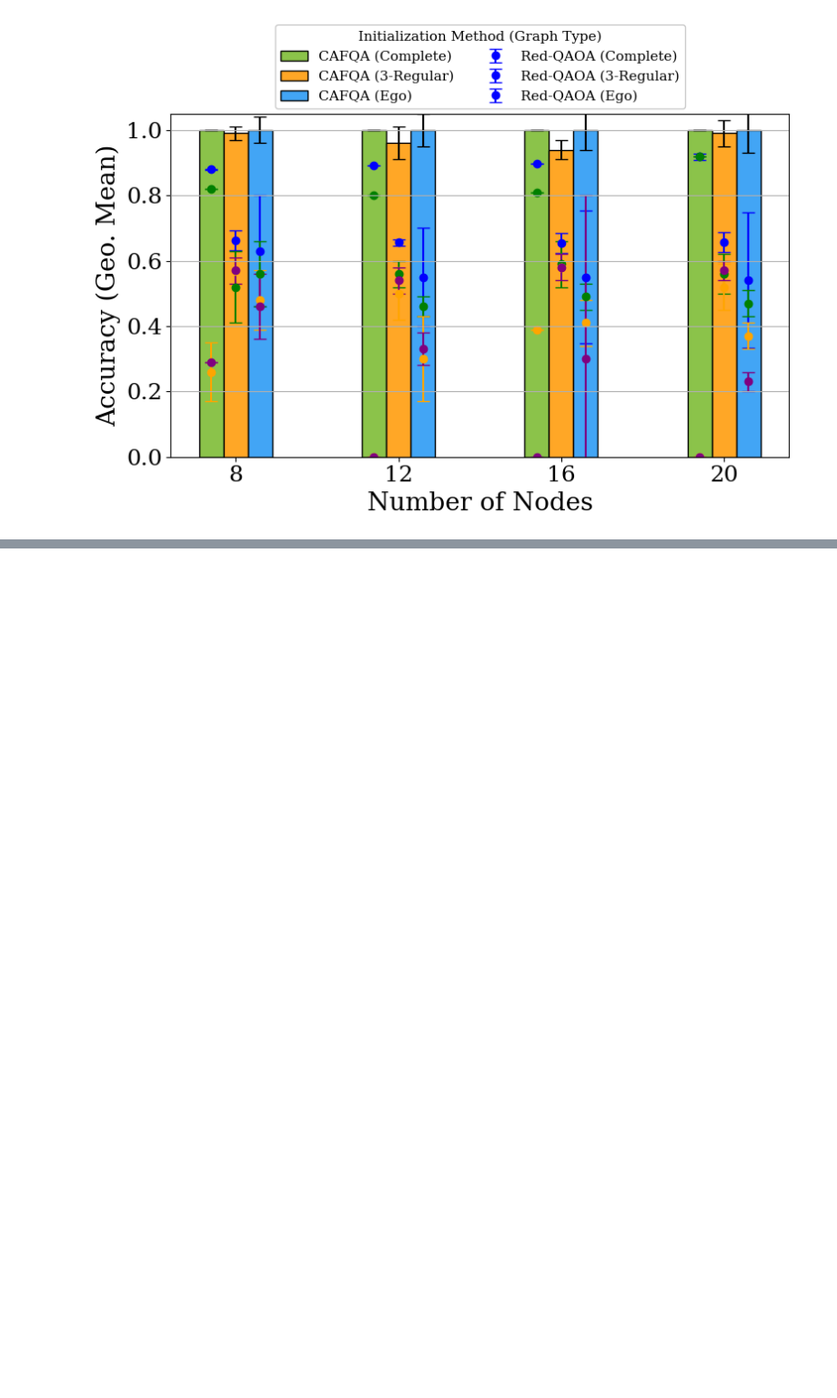
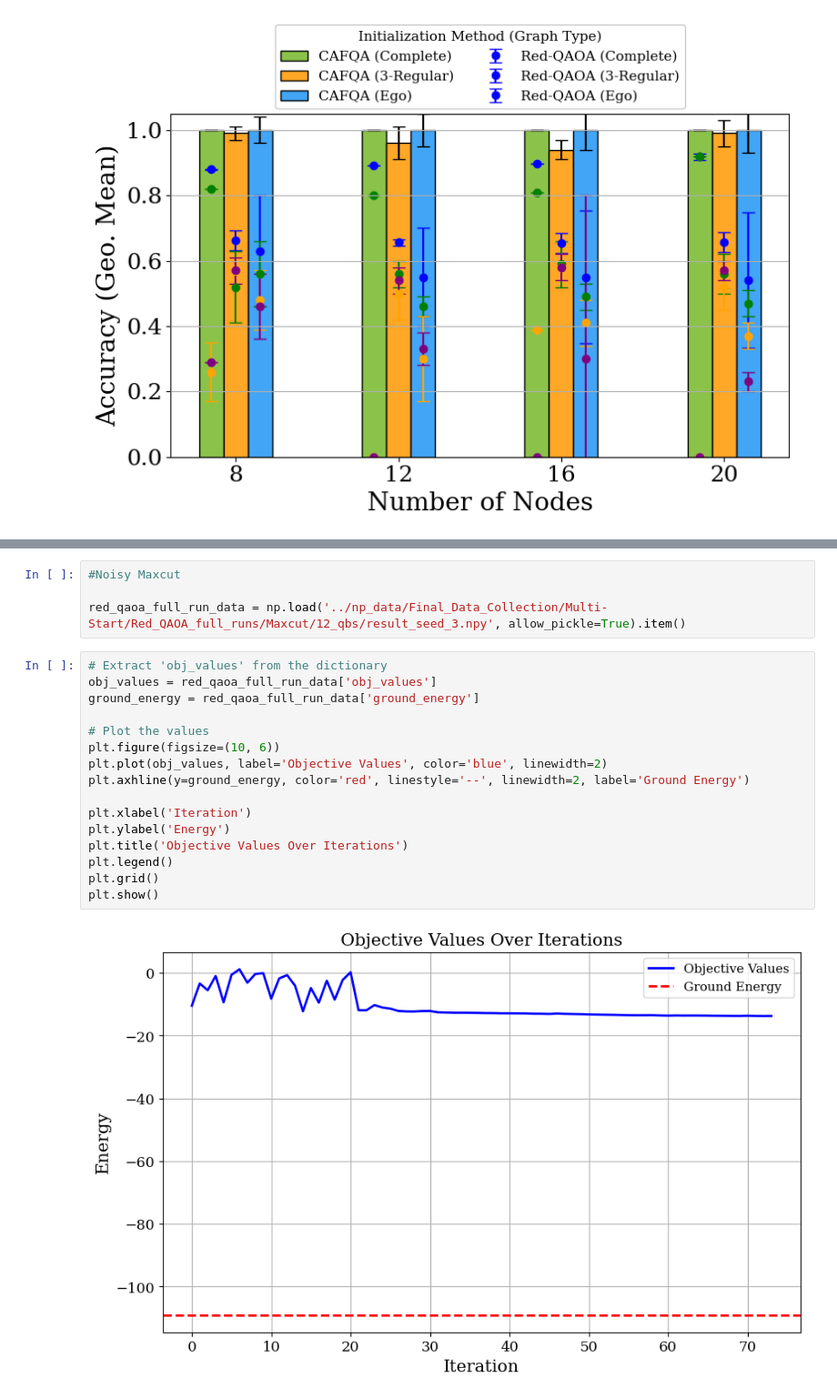
Before and after one commit to d-bharadwaj/SPIQ, a Jupyter notebook: playground_scripts/final_data_analysis.ipynb, the cells around one changed output, grey strips where cells are left out. Shown: that part at 91% size. Cells and saved outputs as stored; diff of their text form; blank space fills up the shorter version.

```diff
--- a/playground_scripts/final_data_analysis.ipynb
+++ b/playground_scripts/final_data_analysis.ipynb
@@ -1613,3 +1613,25 @@ fig.savefig("../plots/Cafqa_accuracy_red_qaoa_unweighted_maxcut_comparision.pdf"
 plt.show()
 # %% [output]
 [figure]
+# %%
+#Noisy Maxcut
+
+red_qaoa_full_run_data = np.load('../np_data/Final_Data_Collection/Multi-Start/Red_QAOA_full_runs/Maxcut/12_qbs/result_seed_3.npy', allow_pickle=True).item()
+# %%
+# Extract 'obj_values' from the dictionary
+obj_values = red_qaoa_full_run_data['obj_values']
+ground_energy = red_qaoa_full_run_data['ground_energy']
+
+# Plot the values
+plt.figure(figsize=(10, 6))
+plt.plot(obj_values, label='Objective Values', color='blue', linewidth=2)
+plt.axhline(y=ground_energy, color='red', linestyle='--', linewidth=2, label='Ground Energy')
+
+plt.xlabel('Iteration')
+plt.ylabel('Energy')
+plt.title('Objective Values Over Iterations')
+plt.legend()
+plt.grid()
+plt.show()
+# %% [output]
+[figure, added]
```
Also changed, not shown: parts of 3 cells of this notebook, 8 other files.
